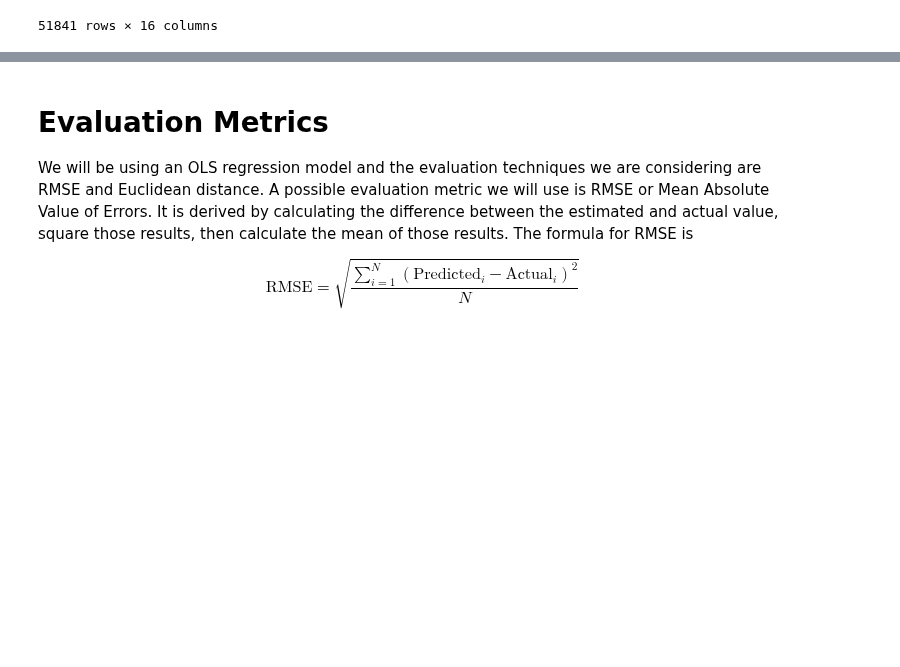
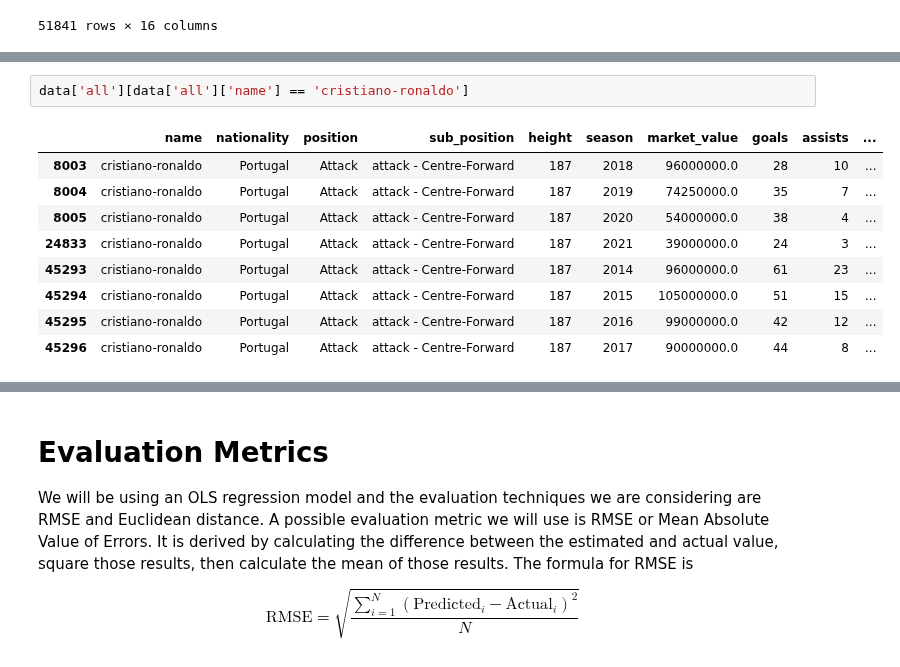
Before and after one commit to kade09/FifaMarketValueML, a Jupyter notebook: project.ipynb, the cells around one changed output, grey strips where cells are left out. Drawn from its saved outputs; the diff is of its cells as text; blank space fills up the shorter version.

```diff
--- a/project.ipynb
+++ b/project.ipynb
@@ -291,0 +315,12 @@ data['all']
+# %%
+data['all'][data['all']['name'] == 'cristiano-ronaldo']
+# %% [output]
+|  | name | nationality | position | sub_position | height | season | market_value | goals | assists | ... |
+| 8003 | cristiano-ronaldo | Portugal | Attack | attack - Centre-Forward | 187 | 2018 | 96000000.0 | 28 | 10 | ... |
+| 8004 | cristiano-ronaldo | Portugal | Attack | attack - Centre-Forward | 187 | 2019 | 74250000.0 | 35 | 7 | ... |
+| 8005 | cristiano-ronaldo | Portugal | Attack | attack - Centre-Forward | 187 | 2020 | 54000000.0 | 38 | 4 | ... |
+| 24833 | cristiano-ronaldo | Portugal | Attack | attack - Centre-Forward | 187 | 2021 | 39000000.0 | 24 | 3 | ... |
+| 45293 | cristiano-ronaldo | Portugal | Attack | attack - Centre-Forward | 187 | 2014 | 96000000.0 | 61 | 23 | ... |
+| 45294 | cristiano-ronaldo | Portugal | Attack | attack - Centre-Forward | 187 | 2015 | 105000000.0 | 51 | 15 | ... |
+| 45295 | cristiano-ronaldo | Portugal | Attack | attack - Centre-Forward | 187 | 2016 | 99000000.0 | 42 | 12 | ... |
+| 45296 | cristiano-ronaldo | Portugal | Attack | attack - Centre-Forward | 187 | 2017 | 90000000.0 | 44 | 8 | ... |
```
Also changed, not shown: parts of 14 cells of this notebook.
